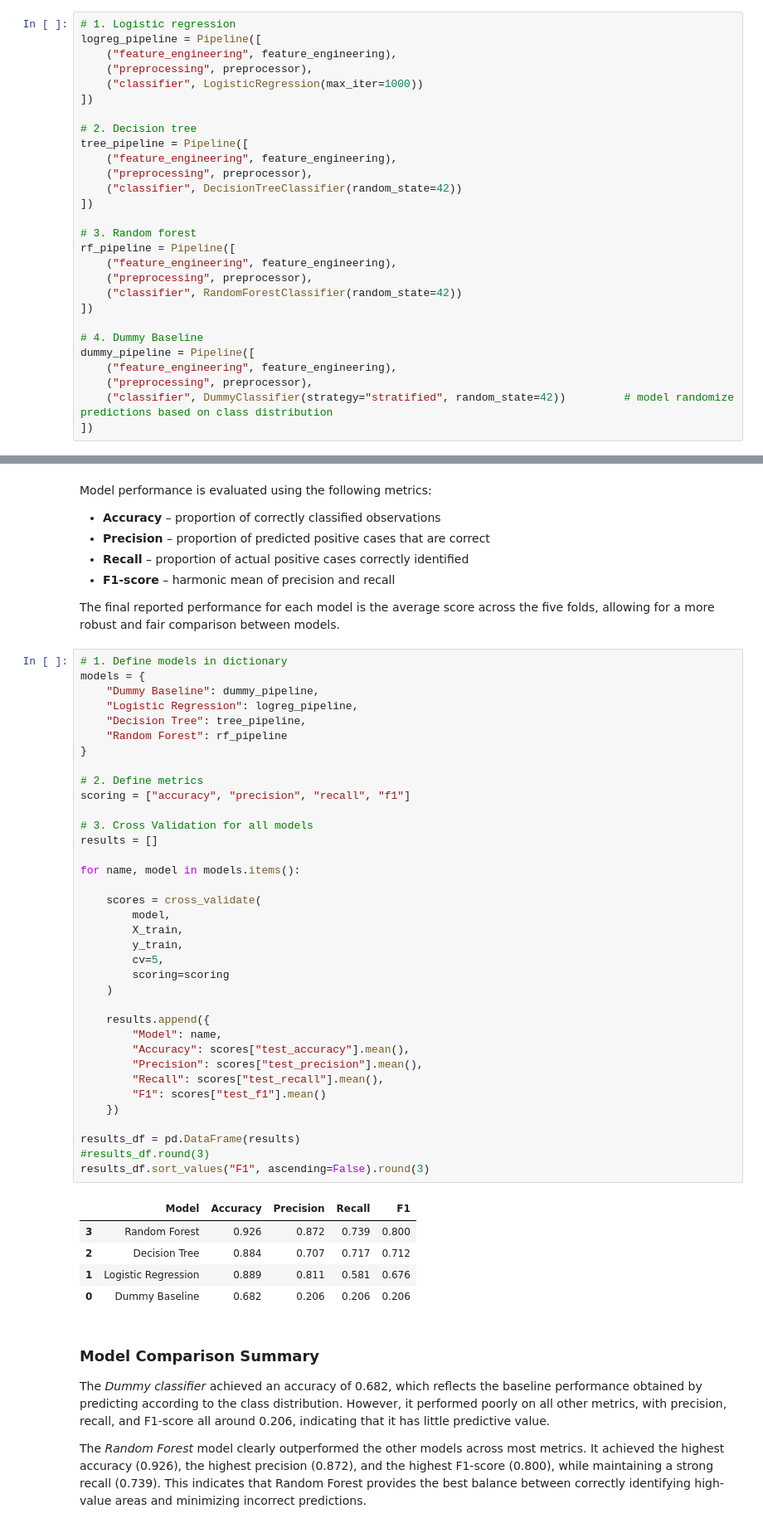
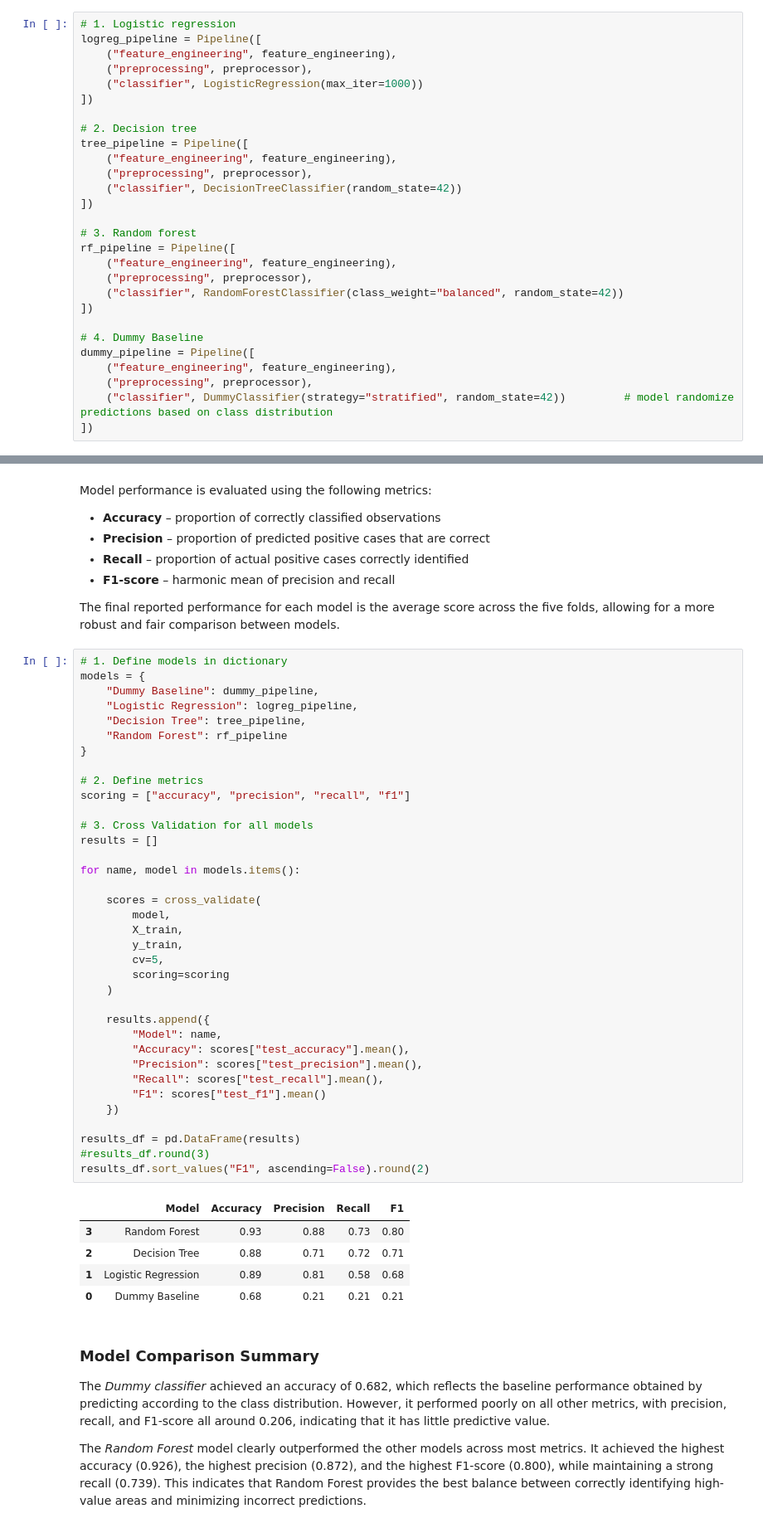
Before and after one commit to belson-h/PythonMLProject---California-Housing, a Jupyter notebook: housing_report.ipynb, the cells around one changed output, grey strips where cells are left out. Shown at 83% size. Saved outputs shown, nothing was run; the diff lists cells and outputs as text.

```diff
--- a/housing_report.ipynb
+++ b/housing_report.ipynb
@@ -653,7 +651,7 @@ tree_pipeline = Pipeline([
 rf_pipeline = Pipeline([
     ("feature_engineering", feature_engineering),
     ("preprocessing", preprocessor),
-    ("classifier", RandomForestClassifier(random_state=42))
+    ("classifier", RandomForestClassifier(class_weight="balanced", random_state=42))
 ])
 
 # 4. Dummy Baseline
@@ -687,38 +685,38 @@ models = {
 }
 
 # 2. Define metrics
 scoring = ["accuracy", "precision", "recall", "f1"]
 
 # 3. Cross Validation for all models
 results = []
 
 for name, model in models.items():
 
     scores = cross_validate(
         model,
         X_train,
         y_train,
         cv=5,
         scoring=scoring
     )
 
     results.append({
         "Model": name,
         "Accuracy": scores["test_accuracy"].mean(),
         "Precision": scores["test_precision"].mean(),
         "Recall": scores["test_recall"].mean(),
         "F1": scores["test_f1"].mean()
     })
 
 results_df = pd.DataFrame(results)
 #results_df.round(3)
-results_df.sort_values("F1", ascending=False).round(3)
+results_df.sort_values("F1", ascending=False).round(2)
 # %% [output]
 |  | Model | Accuracy | Precision | Recall | F1 |
-| 3 | Random Forest | 0.926 | 0.872 | 0.739 | 0.800 |
-| 2 | Decision Tree | 0.884 | 0.707 | 0.717 | 0.712 |
-| 1 | Logistic Regression | 0.889 | 0.811 | 0.581 | 0.676 |
-| 0 | Dummy Baseline | 0.682 | 0.206 | 0.206 | 0.206 |
+| 3 | Random Forest | 0.93 | 0.88 | 0.73 | 0.80 |
+| 2 | Decision Tree | 0.88 | 0.71 | 0.72 | 0.71 |
+| 1 | Logistic Regression | 0.89 | 0.81 | 0.58 | 0.68 |
+| 0 | Dummy Baseline | 0.68 | 0.21 | 0.21 | 0.21 |
 # %% [markdown]
 ### Model Comparison Summary
 The *Dummy classifier* achieved an accuracy of 0.682, which reflects the baseline performance obtained by predicting according to the class distribution. However, it performed poorly on all other metrics, with precision, recall, and F1-score all around 0.206, indicating that it has little predictive value.
```
Also changed, not shown: parts of 24 cells of this notebook, 2 other files.
